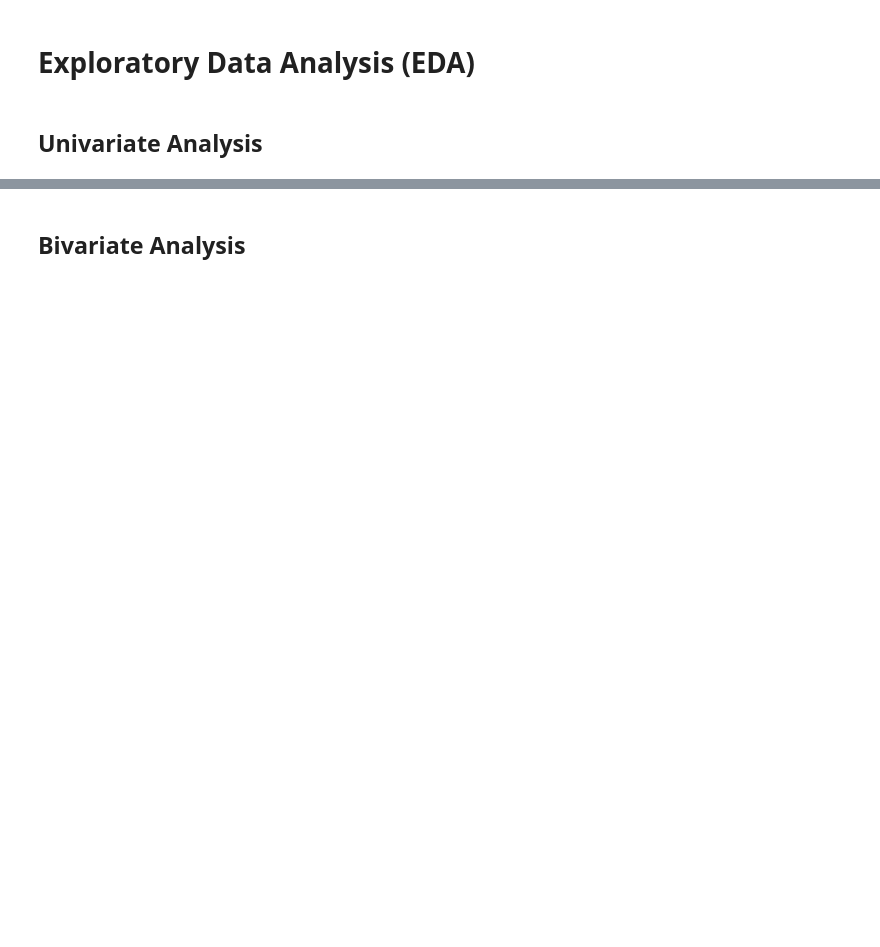
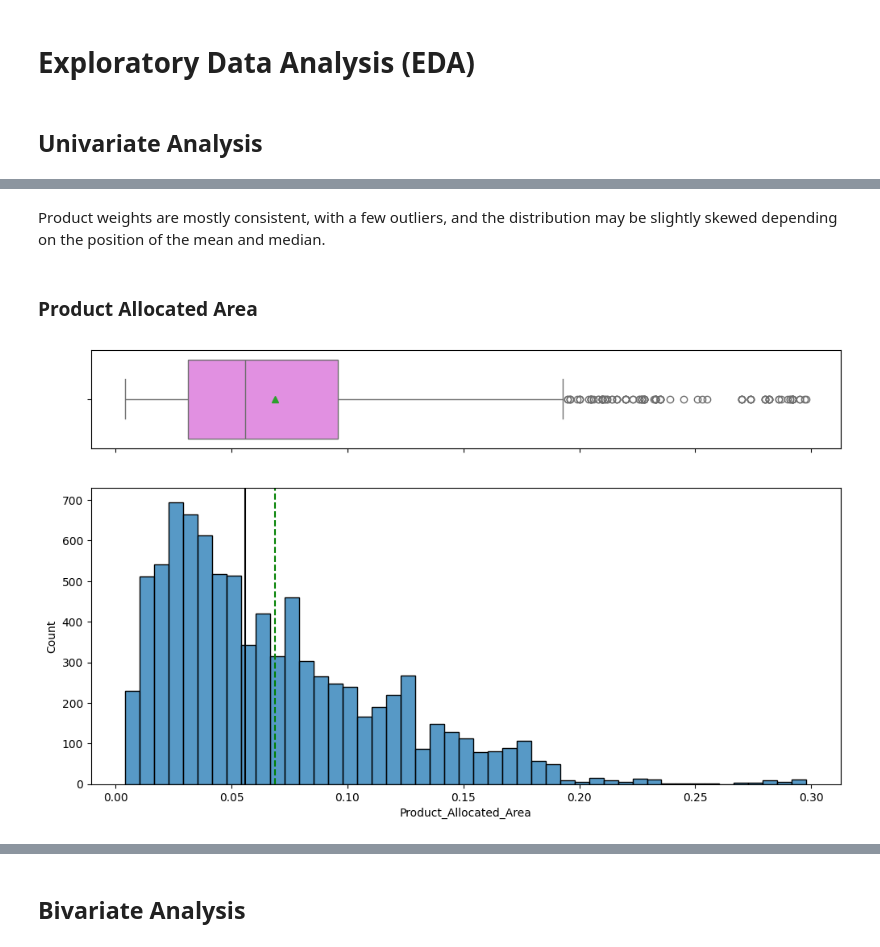
Before and after one commit to chinmayrozekar/PGPAIML_UT_Austin, a Jupyter notebook: Project_7_ModelDeployment_SuperKart/Project_7_ChinmayRozekar_SuperKart_Model_Deployment_Notebook.ipynb, the cells around one changed output, grey strips where cells are left out. Drawn from its saved outputs; the diff is of its cells as text; code cells hidden in the pictures; blank space fills up the shorter version.

```diff
--- a/Project_7_ModelDeployment_SuperKart/Project_7_ChinmayRozekar_SuperKart_Model_Deployment_Notebook.ipynb
+++ b/Project_7_ModelDeployment_SuperKart/Project_7_ChinmayRozekar_SuperKart_Model_Deployment_Notebook.ipynb
@@ -117,0 +263,8 @@ from huggingface_hub import login, HfApi
+# %% [markdown]
+ Product weights are mostly consistent, with a few outliers, and the distribution may be slightly skewed depending on the position of the mean and median.
+# %% [markdown]
+### Product Allocated Area
+# %%
+histogram_boxplot(data, "Product_Allocated_Area")
+# %% [output]
+[figure, added]
```
Also changed, not shown: parts of 205 cells of this notebook, 15 other files.
